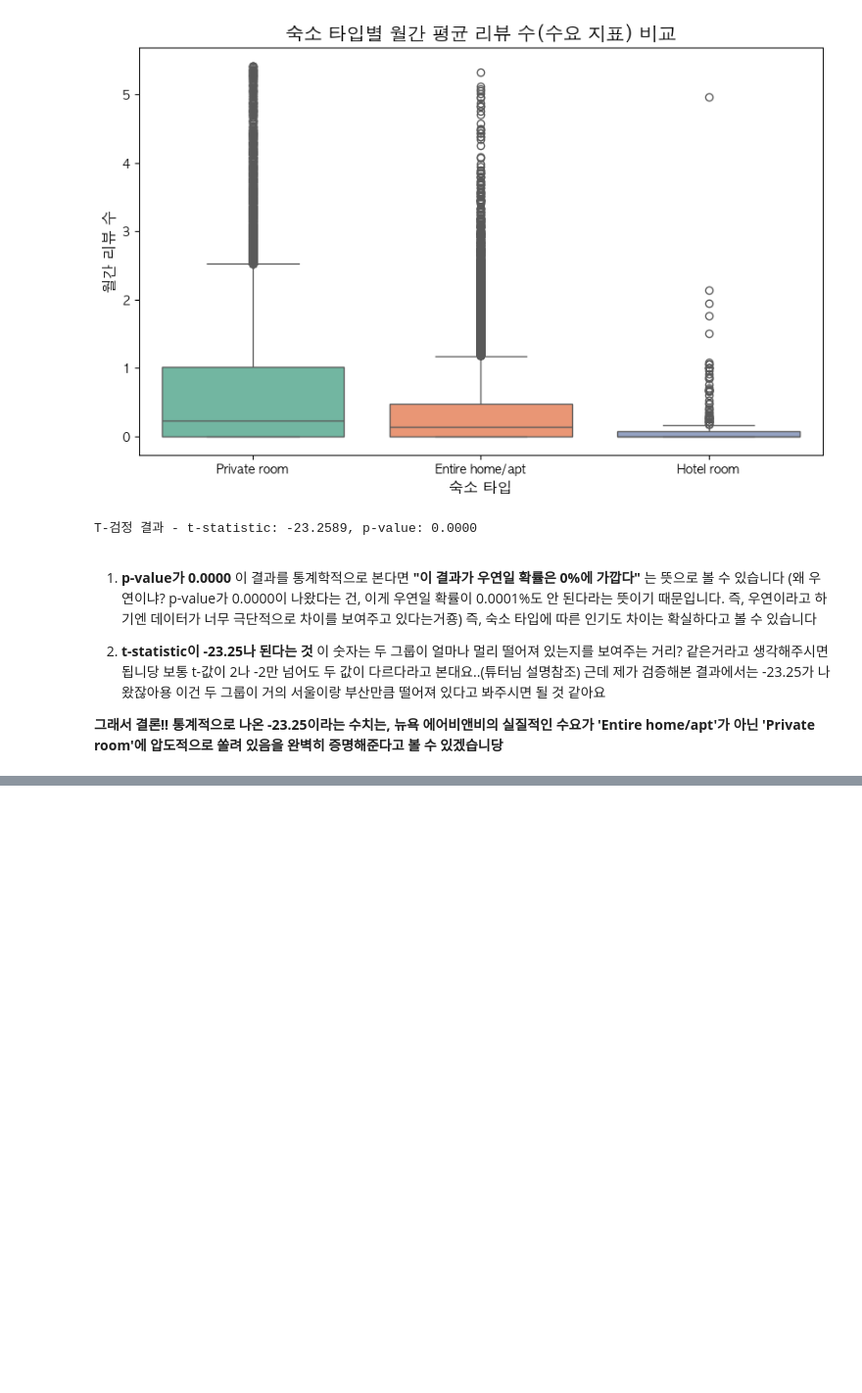
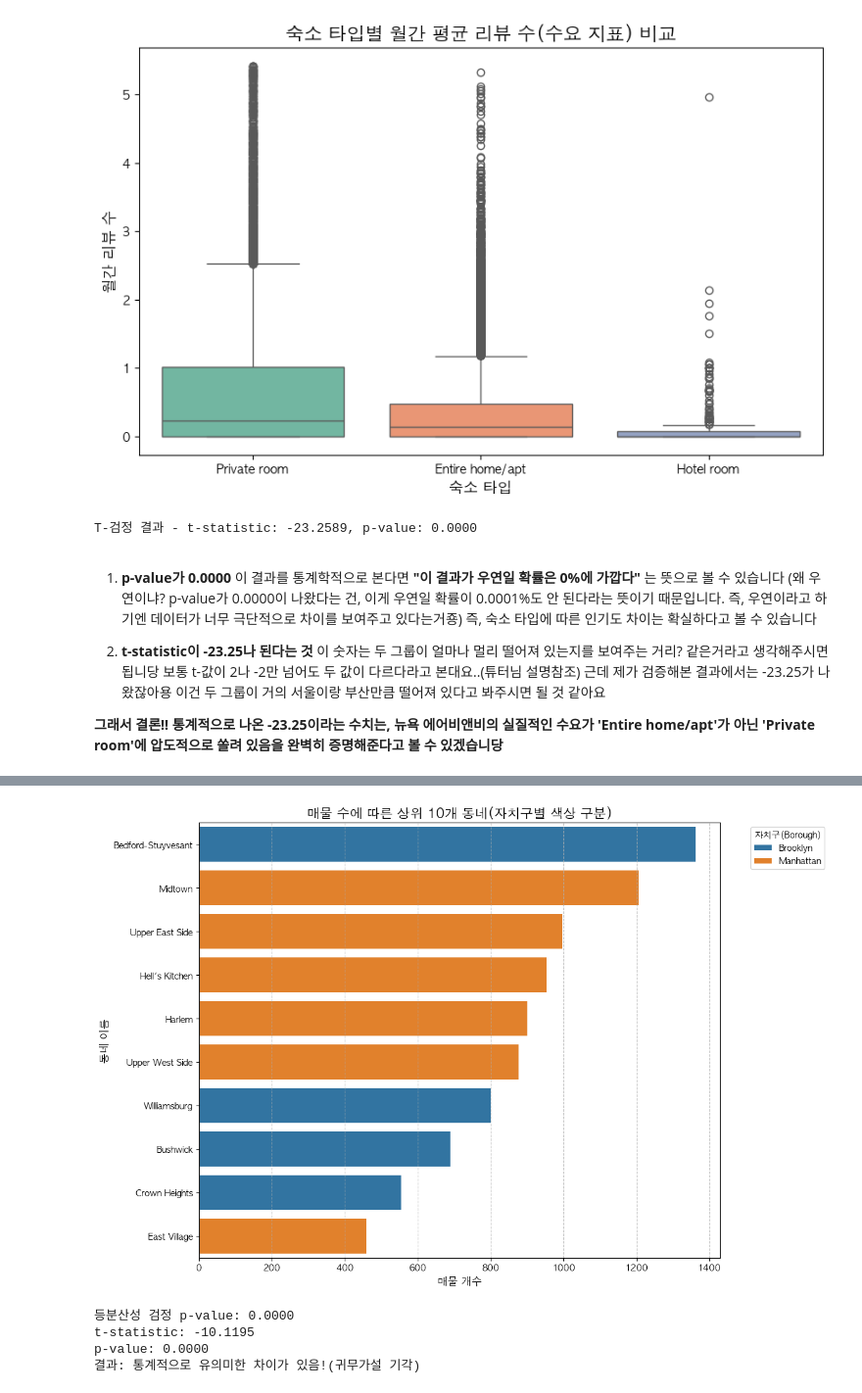
Before and after one commit to motimit/second_project, a Jupyter notebook: Kyuri_EDA/한규리_통계검증.ipynb, the cells around one changed output, grey strips where cells are left out. Shown at 98% size. Cells and saved outputs as stored; diff of their text form; code cells hidden in the pictures; blank space fills up the shorter version.

```diff
--- a/Kyuri_EDA/한규리_통계검증.ipynb
+++ b/Kyuri_EDA/한규리_통계검증.ipynb
@@ -325,0 +331,10 @@ T-검정 결과 - t-statistic: -23.2589, p-value: 0.0000
+# %%
+#상위 10개 동네와 해당 borough를 함께 보여주는 테이블 생성
+#동네별로 묶어서 Borough 정보를 같이 가져오기
+top10_with_borough = df.groupby(['neighbourhood_cleansed', 'neighbourhood_group_cleansed']).size().reset_index(name='count')
+
+#매물 수 기준으로 내림차순 정렬해서 상위 10개만 뽑기
+top10_result = top10_with_borough.sort_values(by='count', ascending=False).head(10)
+
+print("[상위 10개 동네 및 소속 Borough]")
+print(top10_result)
@@ -325,0 +354,67 @@ T-검정 결과 - t-statistic: -23.2589, p-value: 0.0000
+# %%
+plt.rc('font', family='AppleGothic')
+
+#데이터 : 아까 만든 top10_result 활용
+plt.figure(figsize=(12, 8))
+
+#막대 그래프(x축: 매물 수, y축: 동네이름)
+sns.barplot(
+    data=top10_result,
+    x='count',
+    y='neighbourhood_cleansed',
+    hue='neighbourhood_group_cleansed',
+    dodge=False #dodge를 사용하면 막대가 갈라지지 않게 설정
+)
+
+plt.title('매물 수에 따른 상위 10개 동네(자치구별 색상 구분)', fontsize=15)
+plt.xlabel('매물 개수', fontsize=12)
+plt.ylabel('동네 이름', fontsize=12)
+plt.legend(title='자치구(Borough)', bbox_to_anchor=(1.05, 1), loc='upper left')
+#범례 위치를 보기 좋게 조절
+plt.grid(axis='x', linestyle='--', alpha=0.7)
+
+plt.tight_layout()
+plt.show()
+# %% [output]
+[figure, added]
+# %%
+import pandas as pd
+from scipy import stats
+
+#동네별 매물 수 계산 및 그룹핑
+neighborhood_counts = df['neighbourhood_cleansed'].value_counts()
+top_10_neighborhoods = neighborhood_counts.head(10).index
+
+#제가 임의로 그룹을 할당해주었습니다! -> 상위 10개 동네는 'High', 나머지는 'Low'
+df['supply_group'] = df['neighbourhood_cleansed'].apply(lambda x: 'High' if x in top_10_neighborhoods else 'Low')
+
+#그룹별 점유율(reviews_per_month) 데이터 추출
+#결측치는 0으로 채우거나 제거(여기서는 제거로 진행했어요)
+#이유 : 결측치를 0으로 채우면 실제로 리뷰가 없는 매물과 구분이 안 되어서 분석이 왜곡될 수 있기 때문에
+high_supply = df[df['supply_group'] == 'High']['reviews_per_month'].dropna()
+low_supply = df[df['supply_group'] == 'Low']['reviews_per_month'].dropna()
+
+#등분산성 검정 (Levene's test) : t-test 전제 조건 확인
+stat, p_levene = stats.levene(high_supply, low_supply)
+print(f"등분산성 검정 p-value: {p_levene:.4f}")
+
+#t-검정 실시
+#등분산성이 깨졌을 경우를 대비해 equal_var 설정을 고려 (p_levene < 0.05면 False)
+t_stat, p_value = stats.ttest_ind(high_supply, low_supply, equal_var=(p_levene > 0.05))
+
+print(f"t-statistic: {t_stat:.4f}")
+print(f"p-value: {p_value:.4f}")
+
+if p_value < 0.05:
+    print("결과: 통계적으로 유의미한 차이가 있음!(귀무가설 기각)")
+else:
+    print("결과: 통계적으로 유의미한 차이가 없음(귀무가설 채택)")
+#여기서 점유율을 월간 리뷰수로 설정 그 이유는
+#에어비앤비는 실제로 예약하고 머문 사람만 리뷰를 남길 수 있음
+#그래서 리뷰가 많다는 건 그만큼 손님이 많이 다녀갔다는 증거로 활용 가능
+#또한 월간 리뷰수는 최근 활성도를 보여주기 때문에, 지금 이 숙소가 얼마나 잘 나가는지(점유율) 판단하기에 좋다고 판단
+# %% [output]
+등분산성 검정 p-value: 0.0000
+t-statistic: -10.1195
+p-value: 0.0000
+결과: 통계적으로 유의미한 차이가 있음!(귀무가설 기각)
```
Also changed, not shown: parts of 4 cells of this notebook, 1 other file.
